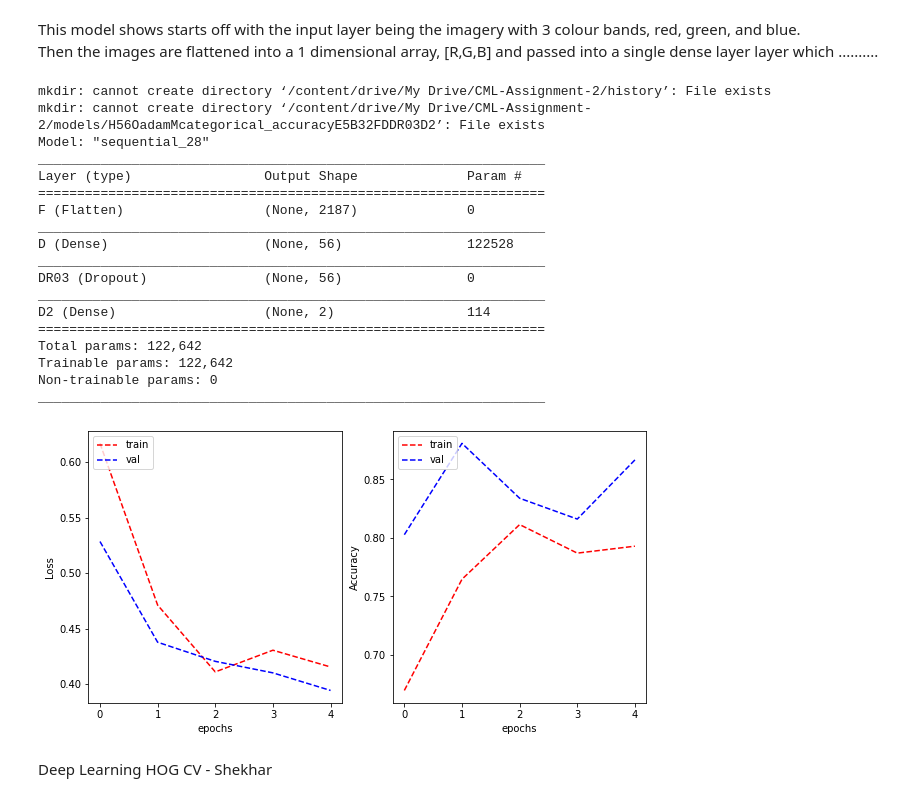
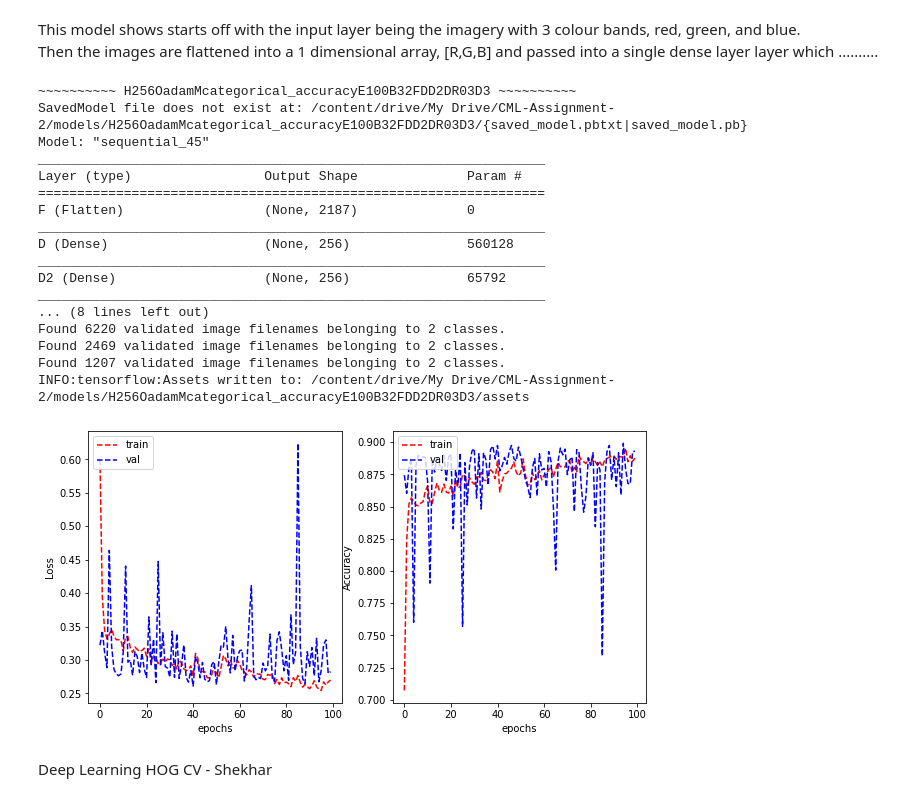
Before and after one commit to Luke-Mason/CML-Assignment-2, a Jupyter notebook: Luke.ipynb, the cells around one changed output. Drawn from its saved outputs; the diff is of its cells as text; code cells hidden in the pictures.

Commit message:
Ran big train

```diff
--- a/Luke.ipynb
+++ b/Luke.ipynb
@@ -460,13 +528,13 @@ TODO \
 This model shows starts off with the input layer being the imagery with 3 colour bands, red, green, and blue.\
 Then the images are flattened into a 1 dimensional array, [R,G,B] and passed into a single dense layer layer which ..........
 # %%
-def mlp(train_set, val_set, test_set, hyper_parameters, model, unique_id):
+def mlp(train_set, val_set, test_set, hyper_parameters, model):
 
   # Extract the imagery into new data sets from the original data sets that
   # contained the image references.
   train_imagery_set, val_imagery_set, test_imagery_set = get_imagery_data_sets(
-      train_set, val_set, test_set,
-      './patch_images/', 'ImageName', 'isCancerous', hyper_parameters["batch_size"])
+      train_set, val_set, test_set, './patch_images/', 'ImageName',
+      'isCancerous', hyper_parameters["batch_size"])
 
   # Compile the model with the hyper parameters chosen.
   model.compile(optimizer=hyper_parameters["optimizer"],
@@ -515,74 +549,55 @@ def setup_model_store(parameters, layers):
 # %%
 # Initial_hyper_parameters.
 parameters = {
-  "hidden_layer_dim": 56,
+  "hidden_layer_dim": 256,
   "optimizer": 'adam',
   "loss": tf.keras.losses.CategoricalCrossentropy(from_logits=True),
   "metrics": ['categorical_accuracy'],
-  "epochs": 5,
+  "epochs": 100,
   "batch_size": 32
 }
 
 # The Deep Neural Network Layer Structure.
 layers = [
     tf.keras.layers.Flatten(input_shape=INPUT_DIM, name="F"),
     tf.keras.layers.Dense(parameters["hidden_layer_dim"], activation='relu', name="D"),
+    tf.keras.layers.Dense(parameters["hidden_layer_dim"], activation='relu', name="D2"),
     tf.keras.layers.Dropout(0.3, name="DR03"),
-    tf.keras.layers.Dense(OUTPUT_CLASSES, name="D2")
+    tf.keras.layers.Dense(OUTPUT_CLASSES, name="D3")
 ]
+
+# Create model.
 model = tf.keras.Sequential(layers)
 
-model_dir, history_path = setup_model_store(parameters, layers)
-
-try:
-  model = tf.keras.models.load_model(model_dir)
-
-  # Print summary.
-  model.summary()
-
-  # Read in the history chart from fitting the model previously.
-  history = pd.read_csv(history_path, delimiter=',')
-except (FileNotFoundError, OSError) as error:
-  print(error)
-
-  # Print summary.
-  model.summary()
-
-  # Run MLP model.
-  history = mlp(main_train_set, main_validation_set, main_test_set, parameters, model, id)
-
-  # Save history.
-  pd.DataFrame.from_dict(history).to_csv(history_path, index=False)
-
-  # Save Model.
-  model.save(model_dir)
+# Train and save model
+history = run_model(model, parameters, layers,
+                    lambda: mlp(main_train_set, main_validation_set, main_test_set, parameters, model))
 
 # Plot the results for run though of the data (epoch).
 plot_learning_curve(history['loss'],
                     history['val_loss'],
                     history['categorical_accuracy'],
                     history['val_categorical_accuracy'],
                     metric_name='Accuracy')
 # %% [output]
-mkdir: cannot create directory ‘/content/drive/My Drive/CML-Assignment-2/history’: File exists
-mkdir: cannot create directory ‘/content/drive/My Drive/CML-Assignment-2/models/H56OadamMcategorical_accuracyE5B32FDDR03D2’: File exists
-Model: "sequential_28"
+~~~~~~~~~~ H256OadamMcategorical_accuracyE100B32FDD2DR03D3 ~~~~~~~~~~
+SavedModel file does not exist at: /content/drive/My Drive/CML-Assignment-2/models/H256OadamMcategorical_accuracyE100B32FDD2DR03D3/{saved_model.pbtxt|saved_model.pb}
+Model: "sequential_45"
 _________________________________________________________________
 Layer (type)                 Output Shape              Param #
 =================================================================
 F (Flatten)                  (None, 2187)              0
 _________________________________________________________________
-D (Dense)                    (None, 56)                122528
+D (Dense)                    (None, 256)               560128
 _________________________________________________________________
-DR03 (Dropout)               (None, 56)                0
+D2 (Dense)                   (None, 256)               65792
 _________________________________________________________________
-D2 (Dense)                   (None, 2)                 114
-=================================================================
-Total params: 122,642
-Trainable params: 122,642
-Non-trainable params: 0
-_________________________________________________________________
+... (8 lines left out)
+Found 6220 validated image filenames belonging to 2 classes.
+Found 2469 validated image filenames belonging to 2 classes.
+Found 1207 validated image filenames belonging to 2 classes.
+INFO:tensorflow:Assets written to: /content/drive/My Drive/CML-Assignment-2/models/H256OadamMcategorical_accuracyE100B32FDD2DR03D3/assets
-[figure, old version]
+[figure, new version]
 # %% [markdown]
 Deep Learning HOG CV - Shekhar
 # %% [markdown]
```
Also changed, not shown: parts of 5 cells of this notebook.
